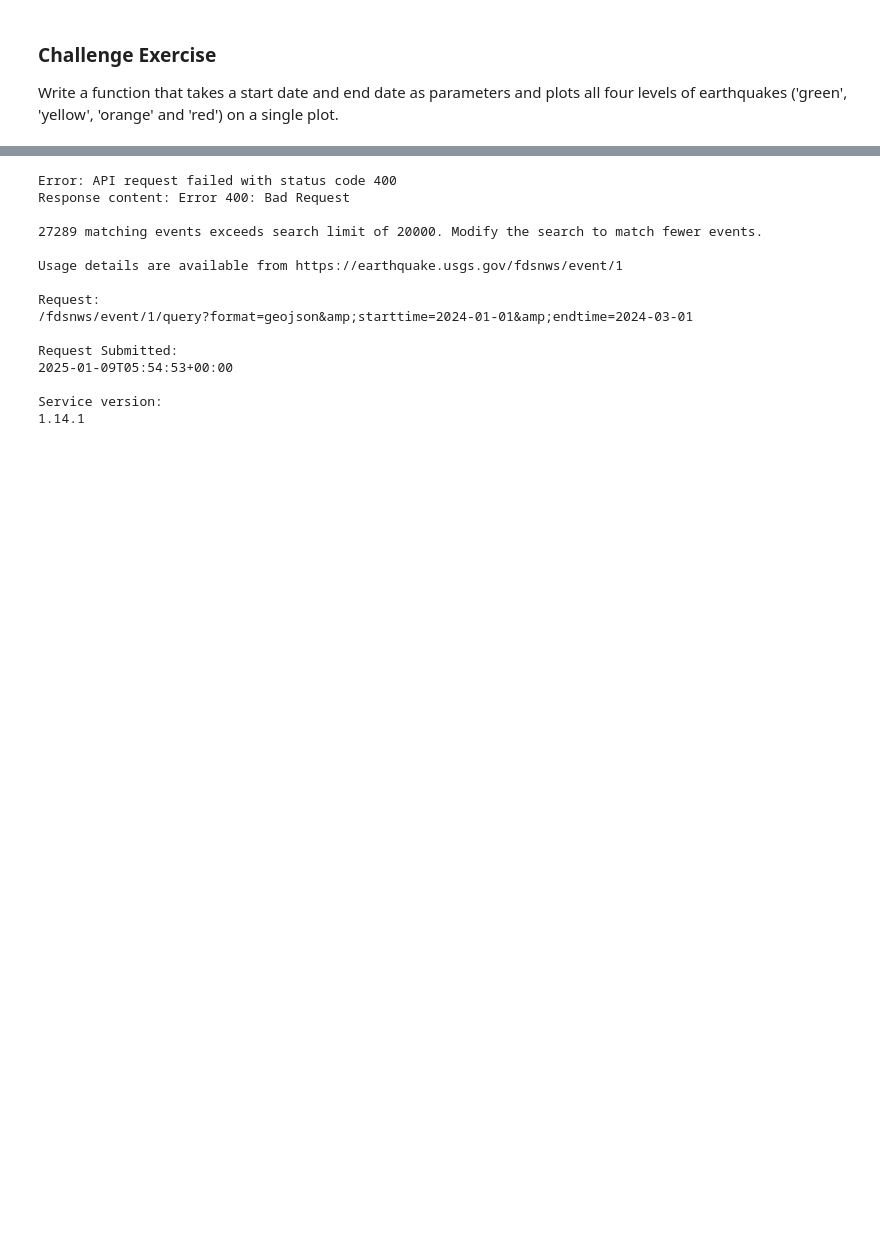
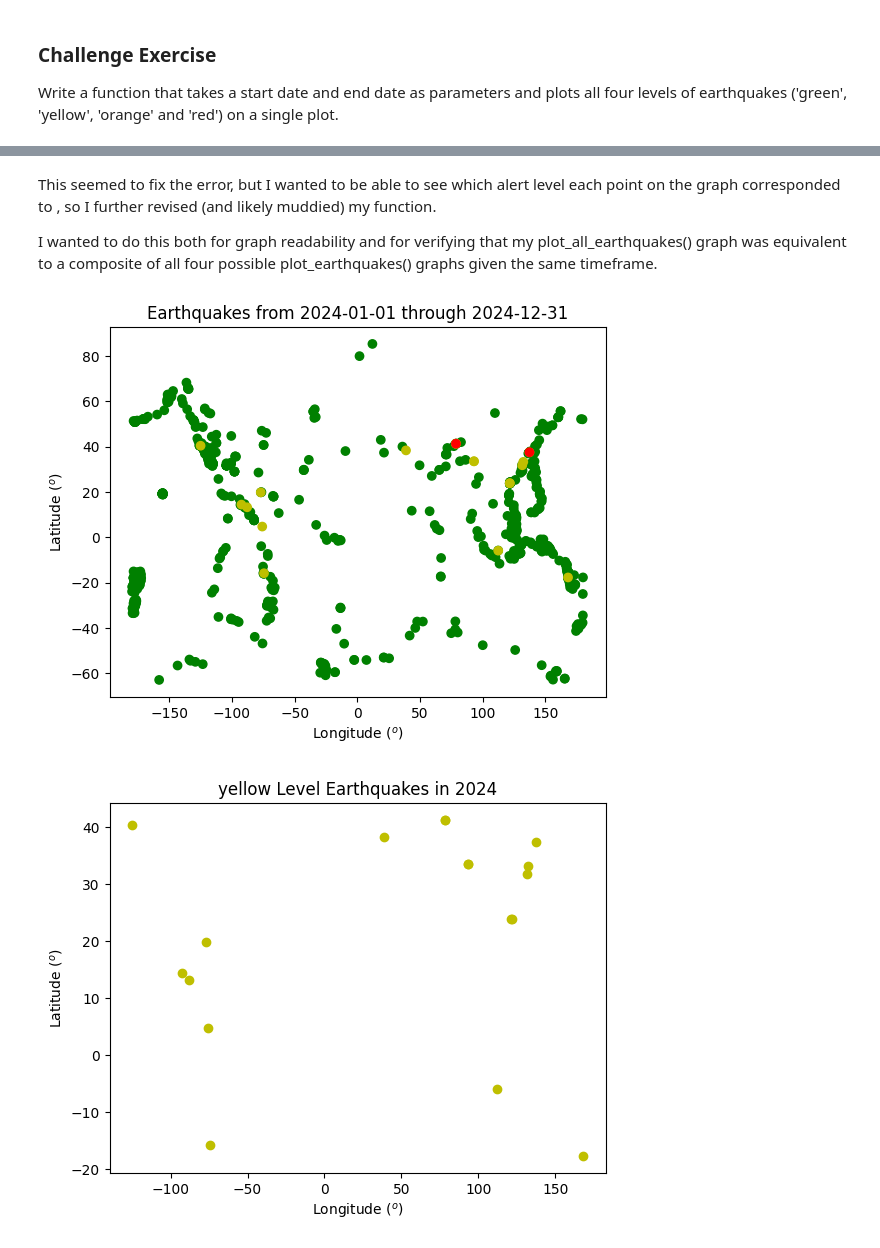
Before and after one commit to JacobCHoward/comp215, a Jupyter notebook: labs/lab01-introduction.ipynb, the cells around one changed output, grey strips where cells are left out. Drawn from its saved outputs; the diff is of its cells as text; code cells hidden in the pictures; blank space fills up the shorter version.

```diff
--- a/labs/lab01-introduction.ipynb
+++ b/labs/lab01-introduction.ipynb
@@ -269,59 +291,66 @@ The following code block contains an AI suggested diagnostic step for my functio
+# %% [markdown]
+This seemed to fix the error, but I wanted to be able to see which alert level each point on the graph corresponded to , so I further revised (and likely muddied) my function.
+
+I wanted to do this both for graph readability and for verifying that my plot_all_earthquakes() graph was equivalent to a composite of all four possible plot_earthquakes() graphs given the same timeframe.
 # %%
-
+#The final iteration of my function which plots all four alert level earthquakes for a specified date range.
 
 def plot_all_earthquakes(start_date, end_date):
   '''Creates a graph of all earthquakes for a given date range (yyyy-mm-dd format).'''
-  # API params
-  params_dict = {'format': 'geojson', 'starttime': start_date, 'endtime': end_date}
-  api_url = 'https://earthquake.usgs.gov/fdsnws/event/1/query?'
 
-  # API request
-  response = requests.get(api_url, params = params_dict)
+  def quick_request(alert_level):
+    '''A nested function to make an API request.'''
+    # API params
+    params_dict = {'format': 'geojson', 'starttime': start_date, 'endtime': end_date, 'alertlevel': alert_level}
+    api_url = 'https://earthquake.usgs.gov/fdsnws/event/1/query?'
 
-  # Check if the request was successful << AI SUGGESTED ADDITION
-  if response.status_code != 200:
-    print(f"Error: API request failed with status code {response.status_code}")
-    print(f"Response content: {response.text}")  # Print the response content for debugging
-    return  # Exit the function if the request failed
+    # API request
+    response = requests.get(api_url, params = params_dict)
 
-  # convert to JSON
-  data = json.loads(response.text)
+    # Check if the request was successful << AI SUGGESTED ADDITION
+    if response.status_code != 200:
+      print(f"Error: API request failed with status code {response.status_code}")
+      print(f"Response content: {response.text}")  # Print the response content for debugging
+      return  # Exit the function if the request failed
+
+    # convert to JSON
+    data = json.loads(response.text)
+    return data
+
+  # API requests
+
 
   # extract the longitudes and latitudes
-  #i.e. rewriting the previous list comprehension
+  alert_levels = ['green', 'yellow', 'orange', 'red']
   locations = []
   longitudes = []
   latitudes = []
+  colors = []
 
-  for feature in data['features']:
-    locations.append(feature['geometry']['coordinates'])
+  for alert_level in alert_levels:
+    data = quick_request(alert_level)
+    for feature in data['features']:
+      locations.append(feature['geometry']['coordinates'])
+      #I opted for the first letter because the "y" color was different from the "yellow" color, and was more visible against the background.
+      colors.append(alert_level[0])
+
 
   for location in locations:
     longitudes.append(location[0])
     latitudes.append(location[1])
 
-
   fig, ax = plt.subplots()
-  ax.scatter(longitudes, latitudes, color='y', label='Events')
+  ax.scatter(longitudes, latitudes, color=colors, label='Events')
   ax.set_xlabel(r'Longitude ($^o$)')
   ax.set_ylabel(r'Latitude ($^o$)')
   ax.set_title(f'Earthquakes from {start_date} through {end_date}')
   plt.show()
 
-plot_all_earthquakes('2024-01-01', '2024-03-01')
+plot_all_earthquakes('2024-01-01', '2024-12-31')
+plot_earthquakes(2024, 'yellow')
+plot_earthquakes(2024, 'orange')
+plot_earthquakes(2024, 'red')
+plot_earthquakes(2024, 'green')
 # %% [output]
-Error: API request failed with status code 400
-Response content: Error 400: Bad Request
-
-27289 matching events exceeds search limit of 20000. Modify the search to match fewer events.
-
-Usage details are available from https://earthquake.usgs.gov/fdsnws/event/1
-
-Request:
-/fdsnws/event/1/query?format=geojson&amp;starttime=2024-01-01&amp;endtime=2024-03-01
-
-Request Submitted:
-2025-01-09T05:54:53+00:00
-
-Service version:
-1.14.1
+[figure, added]
+[figure, added]
```
Also changed, not shown: parts of 5 cells of this notebook.
